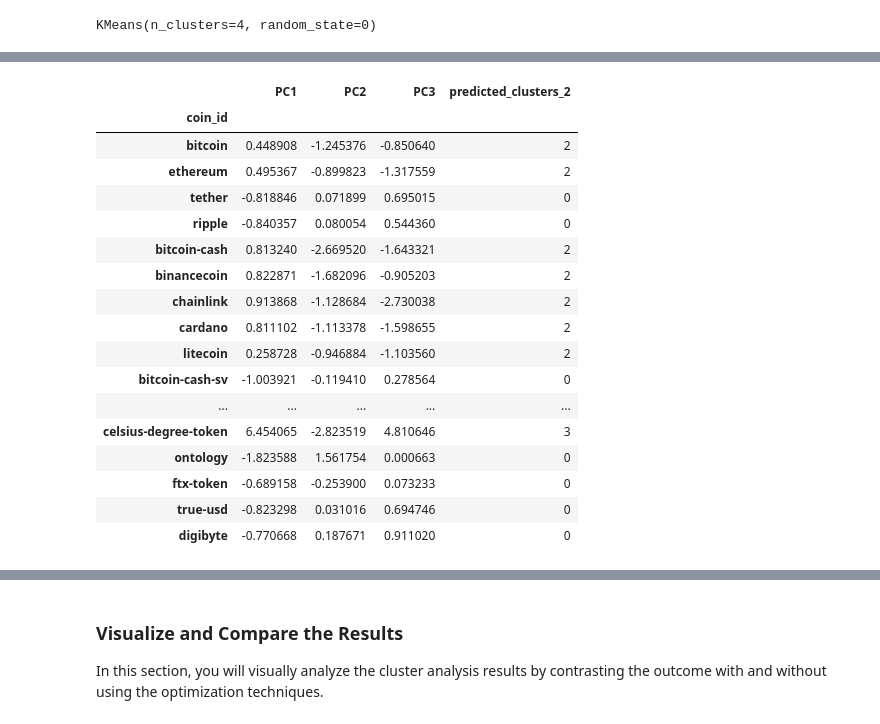
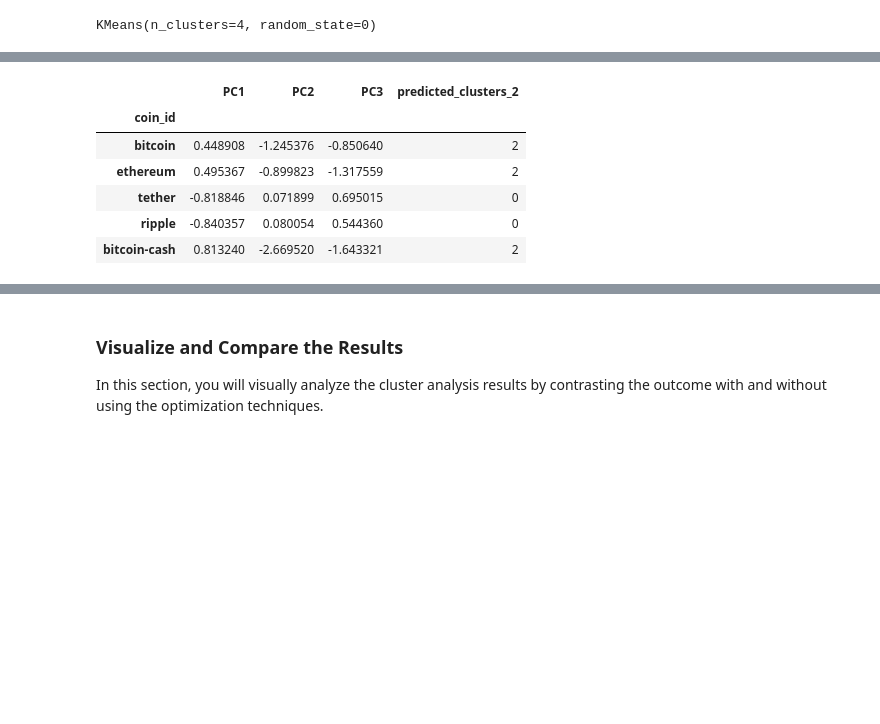
Before and after one commit to yiwen2024/CryptoClustering, a Jupyter notebook: Crypto_Clustering.ipynb, the cells around one changed output, grey strips where cells are left out. Saved outputs shown, nothing was run; the diff lists cells and outputs as text; code cells hidden in the pictures; blank space fills up the shorter version.

```diff
--- a/Crypto_Clustering.ipynb
+++ b/Crypto_Clustering.ipynb
@@ -355,28 +347,17 @@ df_scaled_market_pca.head()
 # %%
 # Add a new column to the DataFrame with the predicted clusters
 df_scaled_market_pca["predicted_clusters_2"]=data_predict_2
 
 # Display sample data
-df_scaled_market_pca.head(50)
+df_scaled_market_pca.head()
 # %% [output]
 |  | PC1 | PC2 | PC3 | predicted_clusters_2 |
 | coin_id |  |  |  |  |
 | bitcoin | 0.448908 | -1.245376 | -0.850640 | 2 |
 | ethereum | 0.495367 | -0.899823 | -1.317559 | 2 |
 | tether | -0.818846 | 0.071899 | 0.695015 | 0 |
 | ripple | -0.840357 | 0.080054 | 0.544360 | 0 |
 | bitcoin-cash | 0.813240 | -2.669520 | -1.643321 | 2 |
-| binancecoin | 0.822871 | -1.682096 | -0.905203 | 2 |
-| chainlink | 0.913868 | -1.128684 | -2.730038 | 2 |
-| cardano | 0.811102 | -1.113378 | -1.598655 | 2 |
-| litecoin | 0.258728 | -0.946884 | -1.103560 | 2 |
-| bitcoin-cash-sv | -1.003921 | -0.119410 | 0.278564 | 0 |
-| ... | ... | ... | ... | ... |
-| celsius-degree-token | 6.454065 | -2.823519 | 4.810646 | 3 |
-| ontology | -1.823588 | 1.561754 | 0.000663 | 0 |
-| ftx-token | -0.689158 | -0.253900 | 0.073233 | 0 |
-| true-usd | -0.823298 | 0.031016 | 0.694746 | 0 |
-| digibyte | -0.770668 | 0.187671 | 0.911020 | 0 |
 # %%
 # Create a scatter plot using hvPlot by setting
 # `x="PC1"` and `y="PC2"`.
```
Also changed, not shown: parts of 9 cells of this notebook.
